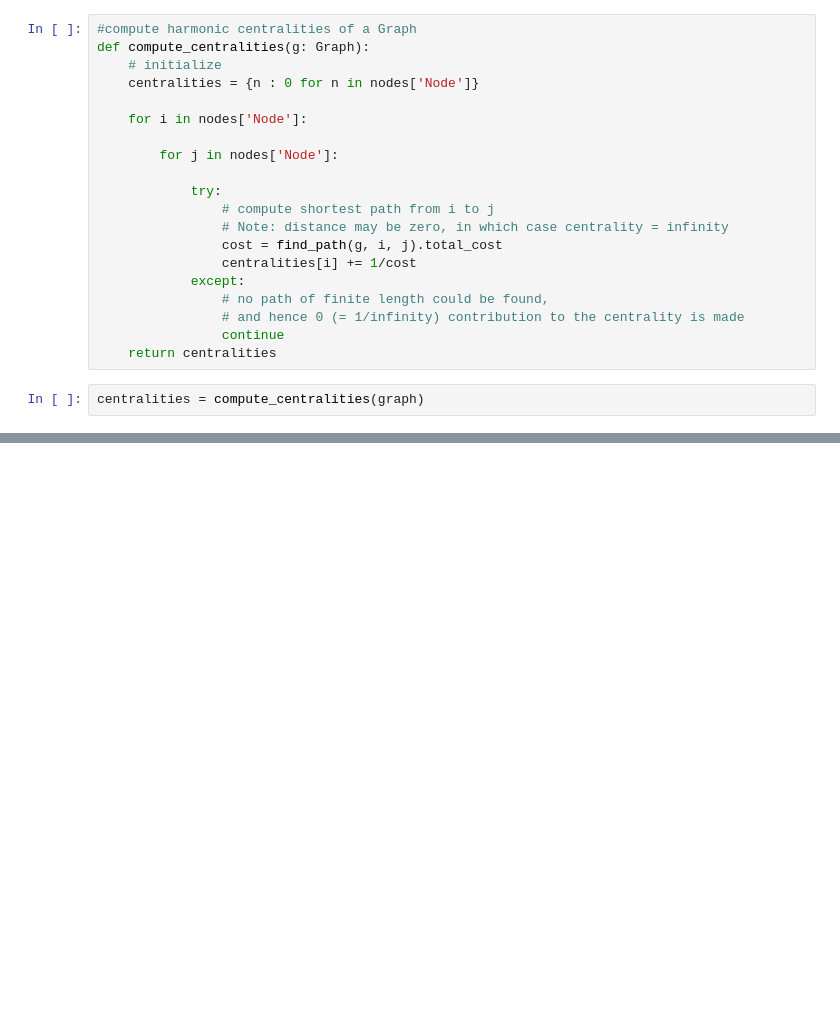
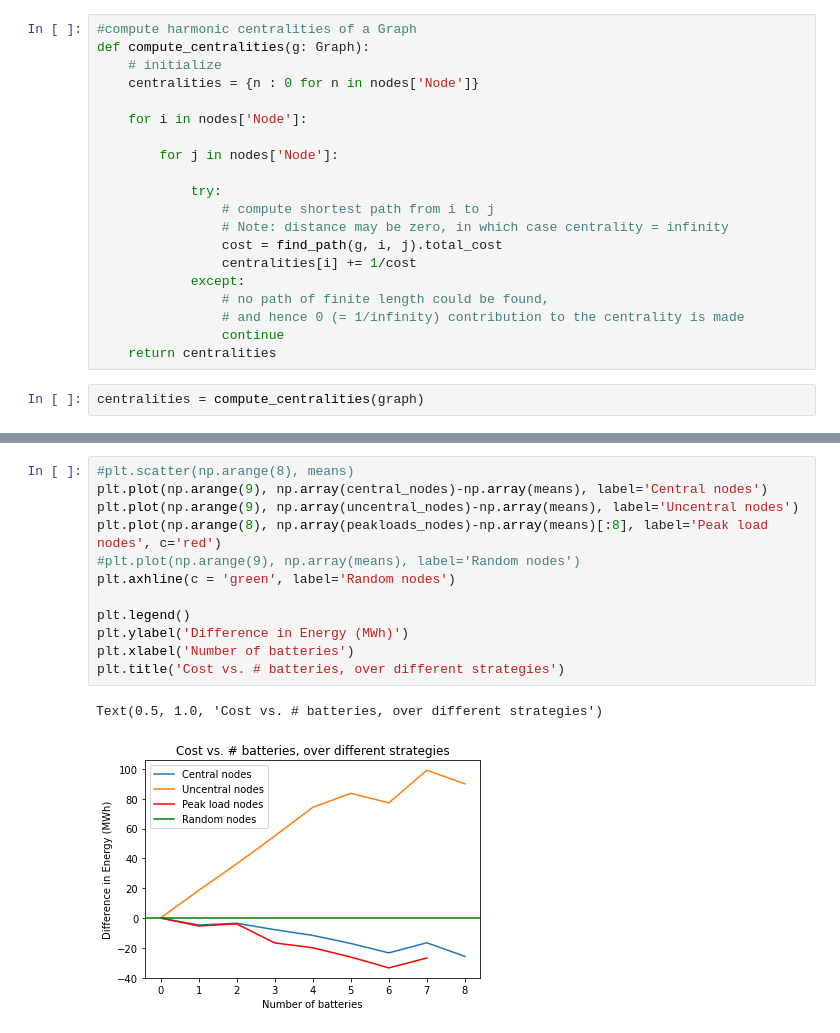
Before and after one commit to cjmlarson/networks-project, a Jupyter notebook: Compute Harmonic Centrality.ipynb, the cells around one changed output, grey strips where cells are left out. Saved outputs shown, nothing was run; the diff lists cells and outputs as text; blank space fills up the shorter version.

```diff
--- a/Compute Harmonic Centrality.ipynb
+++ b/Compute Harmonic Centrality.ipynb
@@ -105,0 +132,15 @@ nodes_by_centrality
+# %%
+#plt.scatter(np.arange(8), means)
+plt.plot(np.arange(9), np.array(central_nodes)-np.array(means), label='Central nodes')
+plt.plot(np.arange(9), np.array(uncentral_nodes)-np.array(means), label='Uncentral nodes')
+plt.plot(np.arange(8), np.array(peakloads_nodes)-np.array(means)[:8], label='Peak load nodes', c='red')
+#plt.plot(np.arange(9), np.array(means), label='Random nodes')
+plt.axhline(c = 'green', label='Random nodes')
+
+plt.legend()
+plt.ylabel('Difference in Energy (MWh)')
+plt.xlabel('Number of batteries')
+plt.title('Cost vs. # batteries, over different strategies')
+# %% [output]
+Text(0.5, 1.0, 'Cost vs. # batteries, over different strategies')
+[figure, added]
```
Also changed, not shown: parts of 7 cells of this notebook, 1 other file.
